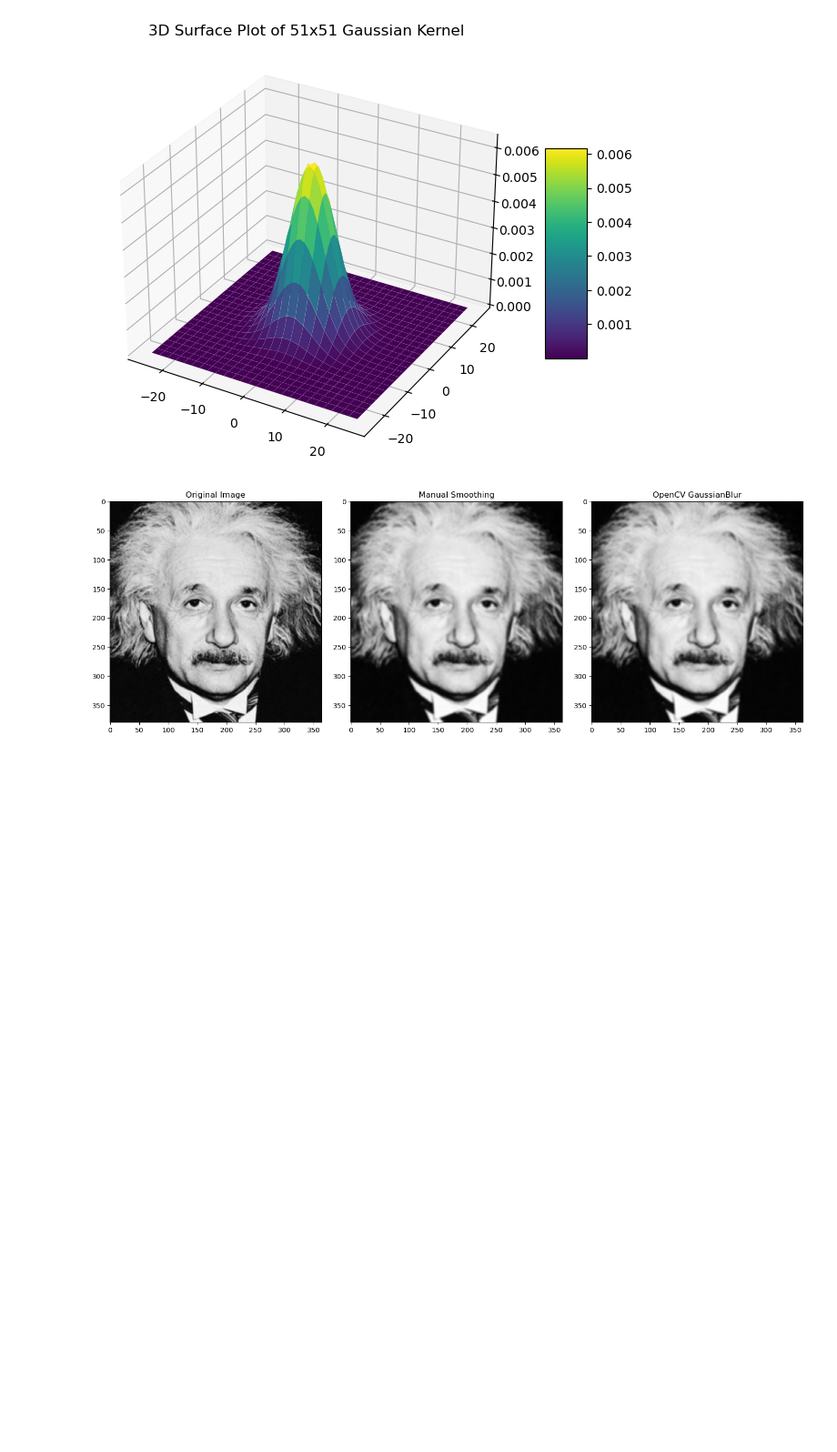
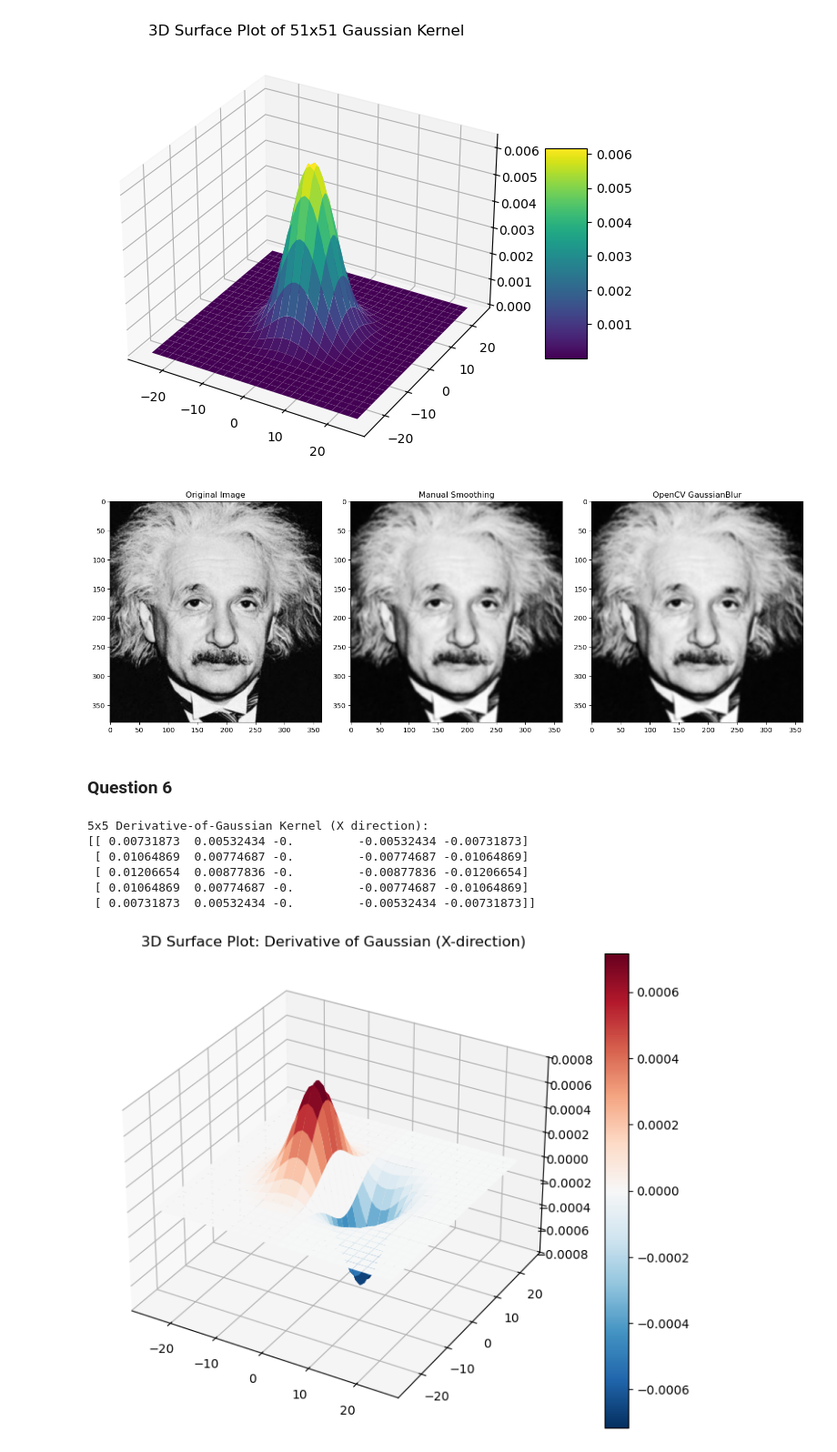
Before and after one commit to NNJ16/258784R_a01, a Jupyter notebook: a01.ipynb, the cells around one changed output. Shown at 91% size. Saved outputs shown, nothing was run; the diff lists cells and outputs as text; code cells hidden in the pictures; blank space fills up the shorter version.

```diff
--- a/a01.ipynb
+++ b/a01.ipynb
@@ -237,3 +239,40 @@ plt.show()
  [0.02324684 0.03382395 0.03832756 0.03382395 0.02324684]]
 [figure]
 [figure]
+# %% [markdown]
+### Question 6
+# %%
+def get_dog_kernels(size, sigma):
+    ax = np.linspace(-(size // 2), size // 2, size)
+    x, y = np.meshgrid(ax, ax)
+
+    g = (1 / (2 * np.pi * sigma**2)) * np.exp(-(x**2 + y**2) / (2 * sigma**2))
+    gx = -(x / sigma**2) * g
+    gy = -(y / sigma**2) * g
+
+    return gx, gy
+
+gx_5, gy_5 = get_dog_kernels(5, 2)
+print("5x5 Derivative-of-Gaussian Kernel (X direction):")
+print(gx_5)
+# %% [output]
+5x5 Derivative-of-Gaussian Kernel (X direction):
+[[ 0.00731873  0.00532434 -0.         -0.00532434 -0.00731873]
+ [ 0.01064869  0.00774687 -0.         -0.00774687 -0.01064869]
+ [ 0.01206654  0.00877836 -0.         -0.00877836 -0.01206654]
+ [ 0.01064869  0.00774687 -0.         -0.00774687 -0.01064869]
+ [ 0.00731873  0.00532434 -0.         -0.00532434 -0.00731873]]
+# %%
+gx_51, gy_51 = get_dog_kernels(51, 5)
+size = 51
+ax_range = np.linspace(-(size // 2), size // 2, size)
+X, Y = np.meshgrid(ax_range, ax_range)
+
+fig = plt.figure(figsize=(10, 7))
+ax = fig.add_subplot(111, projection='3d')
+surf = ax.plot_surface(X, Y, gx_51, cmap='RdBu_r', edgecolor='none')
+ax.set_title("3D Surface Plot: Derivative of Gaussian (X-direction)")
+plt.colorbar(surf)
+plt.show()
+# %% [output]
+[figure, added]
```
Also changed, not shown: parts of 2 cells of this notebook, 1 other file.
